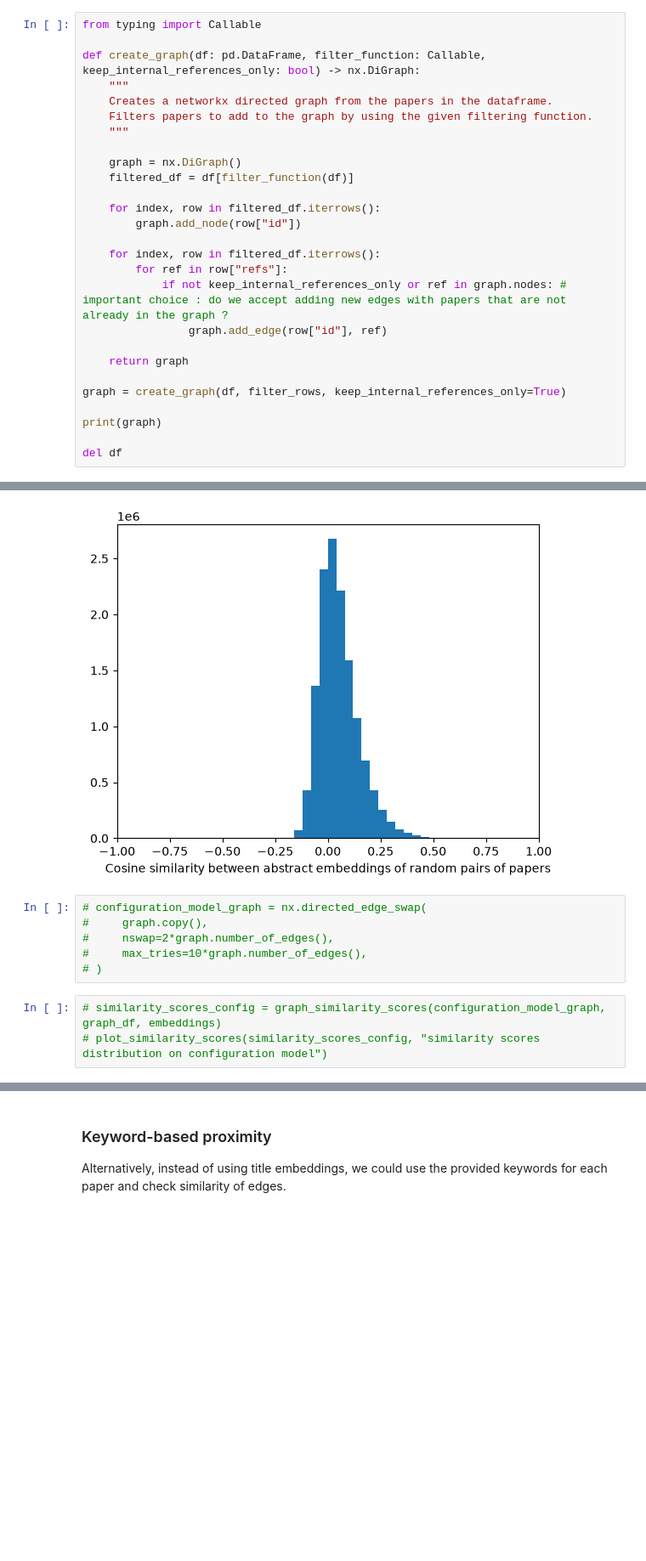
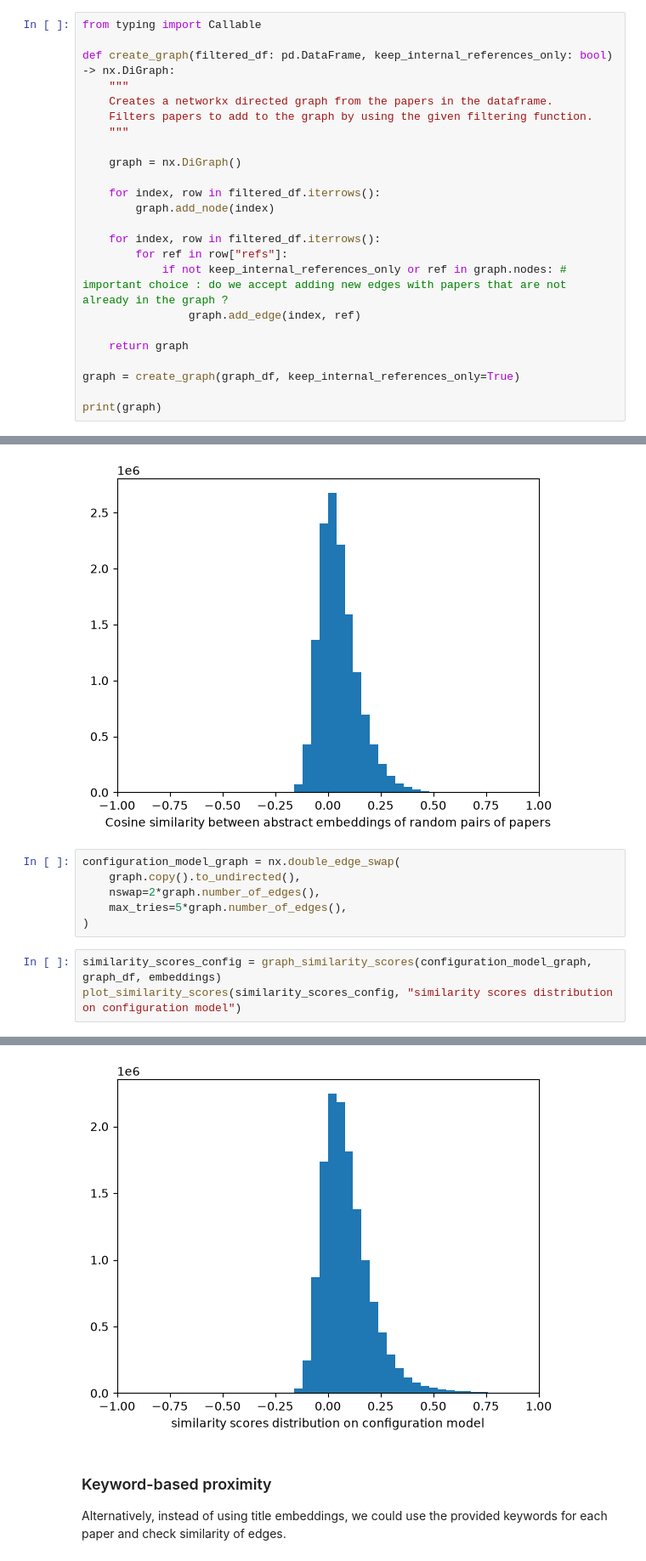
Before and after one commit to frasgp/finalproj, a Jupyter notebook: exploration.ipynb, the cells around one changed output, grey strips where cells are left out. Shown at 85% size. Saved outputs shown, nothing was run; the diff lists cells and outputs as text; blank space fills up the shorter version.

Commit message:
configuration model plot for title embedding similarity

```diff
--- a/exploration.ipynb
+++ b/exploration.ipynb
@@ -83,29 +66,26 @@ graph_df = graph_df.drop(columns=["requested_id", "record_origin"])
 # %%
 from typing import Callable
 
-def create_graph(df: pd.DataFrame, filter_function: Callable, keep_internal_references_only: bool) -> nx.DiGraph:
+def create_graph(filtered_df: pd.DataFrame, keep_internal_references_only: bool) -> nx.DiGraph:
     """
     Creates a networkx directed graph from the papers in the dataframe.
     Filters papers to add to the graph by using the given filtering function.
     """
 
     graph = nx.DiGraph()
-    filtered_df = df[filter_function(df)]
 
     for index, row in filtered_df.iterrows():
-        graph.add_node(row["id"])
+        graph.add_node(index)
 
     for index, row in filtered_df.iterrows():
         for ref in row["refs"]:
             if not keep_internal_references_only or ref in graph.nodes: # important choice : do we accept adding new edges with papers that are not already in the graph ?
-                graph.add_edge(row["id"], ref)
+                graph.add_edge(index, ref)
 
     return graph
 
-graph = create_graph(df, filter_rows, keep_internal_references_only=True)
+graph = create_graph(graph_df, keep_internal_references_only=True)
 
 print(graph)
-
-del df
 # %% [output]
 DiGraph with 945799 nodes and 13540258 edges
@@ -505,11 +487,12 @@ plot_similarity_scores(similarity_scores_random, "Cosine similarity between abst
 Computed similarity by fake random edge : 13540024 / 13540258
 [figure]
 # %%
-# configuration_model_graph = nx.directed_edge_swap(
-#     graph.copy(),
-#     nswap=2*graph.number_of_edges(),
-#     max_tries=10*graph.number_of_edges(),
-# )
+configuration_model_graph = nx.double_edge_swap(
+    graph.copy().to_undirected(),
+    nswap=2*graph.number_of_edges(),
+    max_tries=5*graph.number_of_edges(),
+)
 # %%
-# similarity_scores_config = graph_similarity_scores(configuration_model_graph, graph_df, embeddings)
-# plot_similarity_scores(similarity_scores_config, "similarity scores distribution on configuration model")
+similarity_scores_config = graph_similarity_scores(configuration_model_graph, graph_df, embeddings)
+plot_similarity_scores(similarity_scores_config, "similarity scores distribution on configuration model")
+# %% [output]
@@ -516,3 +500,4 @@ Computed similarity by fake random edge : 13540024 / 13540258
+[figure, added]
 # %% [markdown]
 ### Keyword-based proximity
 
```
Also changed, not shown: parts of 7 cells of this notebook.
